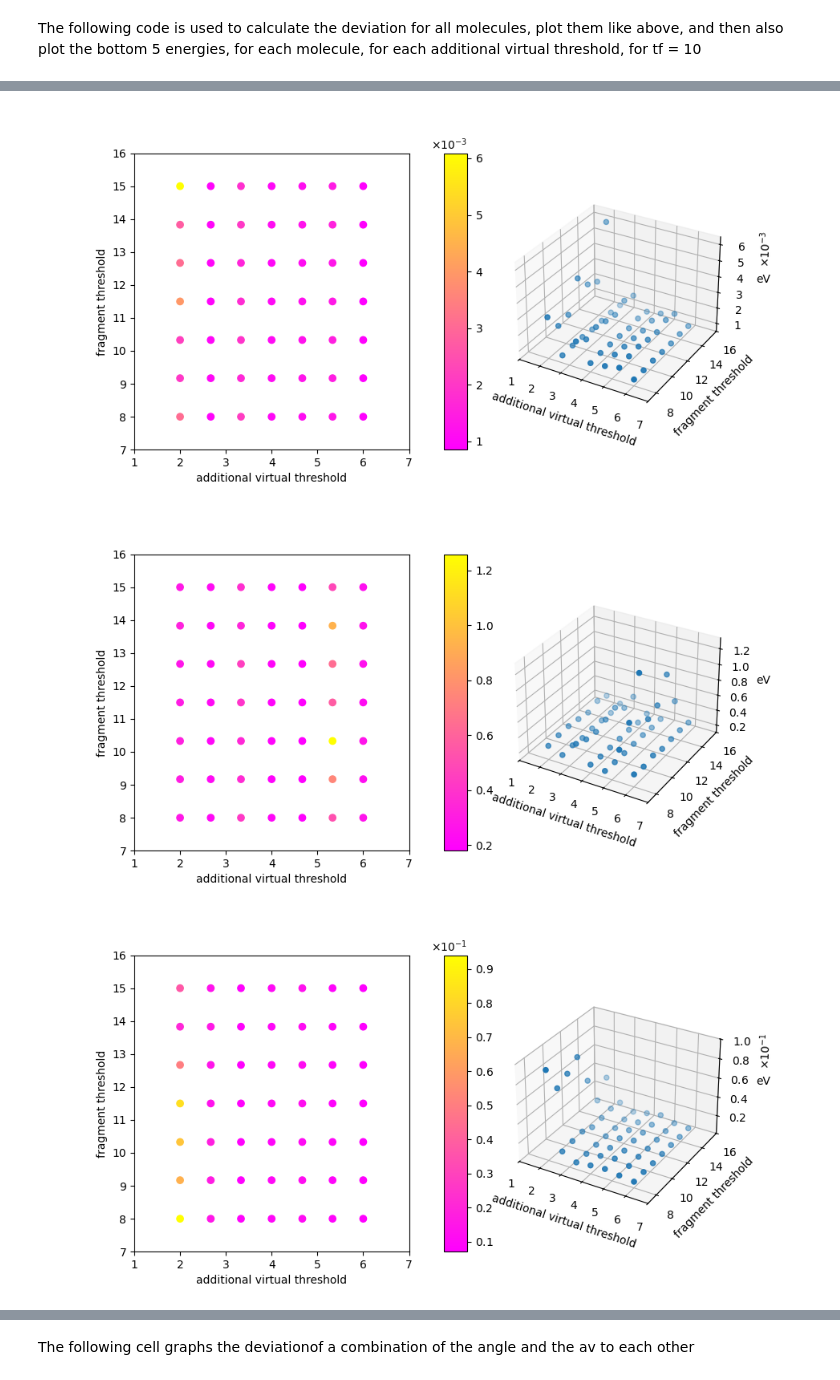
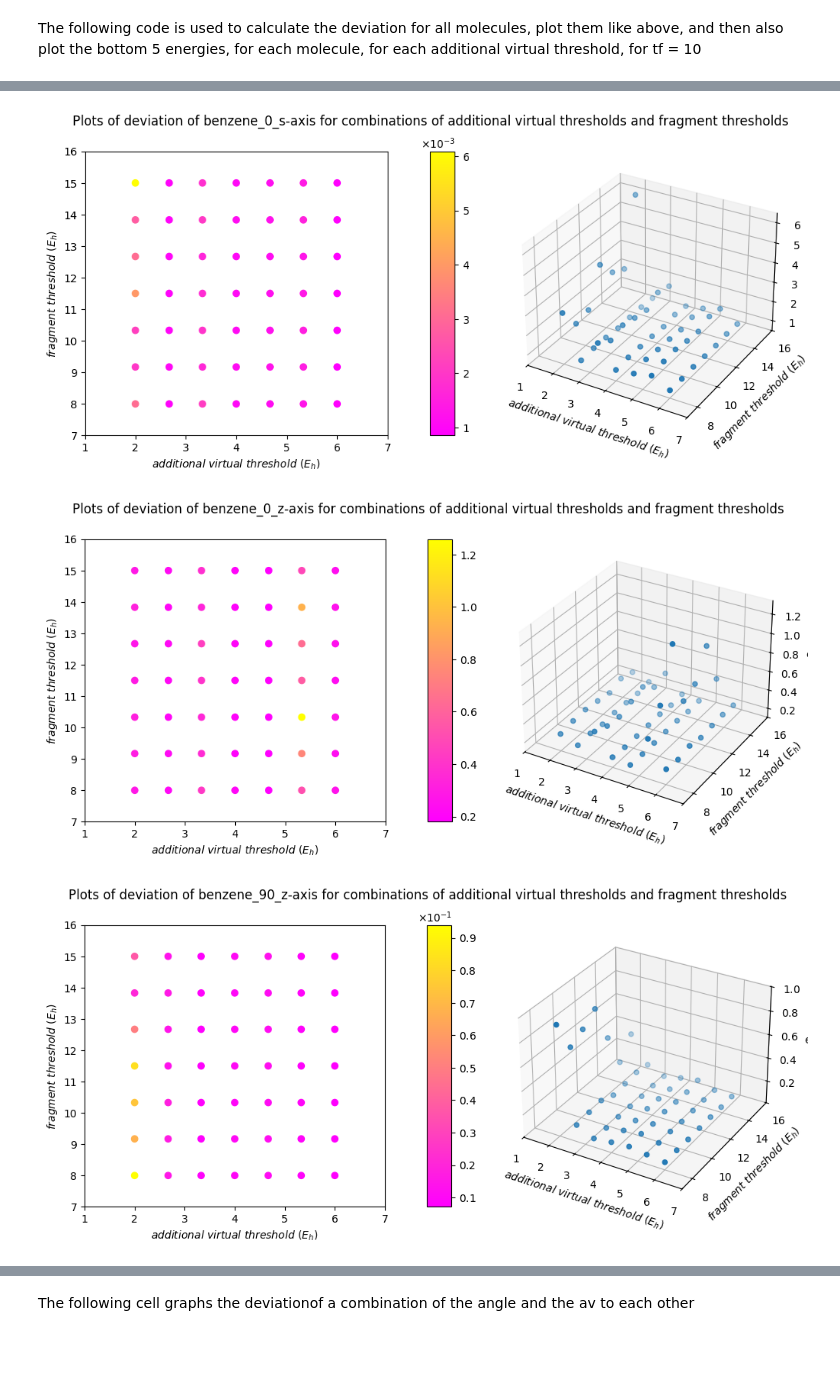
Before and after one commit to LunaChemist/Python-Analysis-script, a Jupyter notebook: Python_Analysis.ipynb, the cells around one changed output, grey strips where cells are left out. Cells and saved outputs as stored; diff of their text form; code cells hidden in the pictures; blank space fills up the shorter version.

```diff
--- a/Python_Analysis.ipynb
+++ b/Python_Analysis.ipynb
@@ -138,7 +138,7 @@ for i,row in enumerate(rms_matrix):
 #    del deviation_points [i]
 
 #Setting up the plots
-gs = gridspec.GridSpec(nrows=1,ncols=3, width_ratios=[12,1,10]) #Determines the ratios of the subplots
+gs = gridspec.GridSpec(nrows=1,ncols=3, width_ratios=[12,1,12]) #Determines the ratios of the subplots
 fig = plt.figure(figsize=plt.figaspect(0.5)) #Makes a figure that is twice the width than height
 fig.suptitle(f"2D and 3D plots of deviation of {molecule} for combinations of additional virtual thresholds and fragment thresholds")
 
@@ -153,8 +153,8 @@ ax3.scatter3D(av_points,tf_points,deviation_points) #Makes 3D plot
 #Configuring the 2D plot
 ax1.set_xlim(min(av_list)-1,max(av_list)+1)
 ax1.set_ylim(min(tf_list)-1,max(tf_list)+1)
-ax1.set_xlabel("additional virtual threshold")
-ax1.set_ylabel("fragment threshold")
+ax1.set_xlabel("$additional \ virtual \ threshold \ (E_h)$")
+ax1.set_ylabel("$fragment \ threshold \ (E_h)$")
 
 #Setting up the color bar
 fig.colorbar(scatter, cax = ax2 )
@@ -168,8 +168,8 @@ ax2.yaxis.set_major_formatter(formatter)
 #Configuring the 3D plot
 ax3.set_xlim(min(av_list)-1,max(av_list)+1)
 ax3.set_ylim(min(tf_list)-1,max(tf_list)+1)
-ax3.set_xlabel("additional virtual threshold")
-ax3.set_ylabel("fragment threshold")
+ax3.set_xlabel("$additional \ virtual \ threshold \ (E_h)$")
+ax3.set_ylabel("$fragment \ threshold \ (E_h)$")
 ax3.set_zlabel("eV")
 ax3.zaxis.set_major_formatter(formatter) #Formats the text of the z-axis
 
@@ -233,6 +233,8 @@ filelist = os.listdir(os.getcwd())
 molecules = []
 list_of_eigenvalue_matrix = []
 list_of_parameter_matrix = []
+av_list = []
+tf_list = []
 
 #Producing the deviation dictionary
 
@@ -267,6 +269,10 @@ for molecule in filelist:
             outputdata_matrix = [] #Matrix from which the eigenvalues will be calculated
             f = open(file)
             text = f.read()
+
+            #Making the overall list
+            av_list.append(float(av))
+            tf_list.append(float(tf))
 
             #Adding the av_tf parameters of the calculation to the av_tf_matrix
             av_tf_list = []
@@ -317,6 +323,10 @@ for molecule in filelist:
     #Goes back into the folder with the molecules
     os.chdir("..")
 
+#Converting the list to one with only unique av and tf values
+av_list = sorted(list(set(av_list)))
+tf_list = sorted(list(set(tf_list)))
+
 #Making a list that will be a list of coordinates for a axis to plot
 av = []
 tf = []
@@ -343,8 +353,8 @@ for molecule in molecules:
 #Plotting all the plots
 for molecule in molecules:
     #Setting up the plots
-    gs = gridspec.GridSpec(nrows=1,ncols=3, width_ratios=[12,1,10]) #Determines the ratios of the subplots
-    fig = plt.figure(figsize=plt.figaspect(0.5)) #Makes a figure that is twice the width than height
+    gs = gridspec.GridSpec(nrows=1,ncols=3, width_ratios=[12,1,12]) #Determines the ratios of the subplots
+    fig = plt.figure(figsize=plt.figaspect(0.4)) #Makes a figure that is twice the width than height
     fig.suptitle(f"Plots of deviation of {molecule} for combinations of additional virtual thresholds and fragment thresholds")
 
     #Adding the subplots
@@ -358,8 +368,8 @@ for molecule in molecules:
     #Configuring the 2D plot
     ax1.set_xlim(min(av_list)-1,max(av_list)+1)
     ax1.set_ylim(min(tf_list)-1,max(tf_list)+1)
-    ax1.set_xlabel("additional virtual threshold")
-    ax1.set_ylabel("fragment threshold")
+    ax1.set_xlabel("$additional \ virtual \ threshold \ (E_h)$")
+    ax1.set_ylabel("$fragment \ threshold \ (E_h)$")
 
     #Setting up the color bar
     fig.colorbar(scatter, cax = ax2 )
@@ -373,8 +383,8 @@ for molecule in molecules:
     #Configuring the 3D plot
     ax3.set_xlim(min(av_list)-1,max(av_list)+1)
     ax3.set_ylim(min(tf_list)-1,max(tf_list)+1)
-    ax3.set_xlabel("additional virtual threshold")
-    ax3.set_ylabel("fragment threshold")
+    ax3.set_xlabel("$additional \ virtual \ threshold \ (E_h)$")
+    ax3.set_ylabel("$fragment \ threshold \ (E_h)$")
     ax3.set_zlabel("eV")
     ax3.zaxis.set_major_formatter(formatter) #Formats the text of the z-axis
 
@@ -408,7 +418,7 @@ for molecule in molecules:
     #Plotting and customizing the plot
     ax4.scatter(energy_plot_av_extended,energy_plot_eigenvalues_extended, marker = 'o')
     ax4.set_title(f"Plot of lowest 5 energies of {molecule} with fragment threshold 10")
-    ax4.set_xlabel("additional virtual thresholds")
+    ax4.set_xlabel("$additional \ virtual \ thresholds \ (E_h)$")
     ax4.set_ylabel("Energy (eV)")
     ax4.grid(True)
 
@@ -419,3 +429,3 @@ for molecule in molecules:
-[figure, old version]
+[figure, new version]
-[figure, old version]
+[figure, new version]
-[figure, old version]
+[figure, new version]
```
Also changed, not shown: parts of 3 cells of this notebook.
